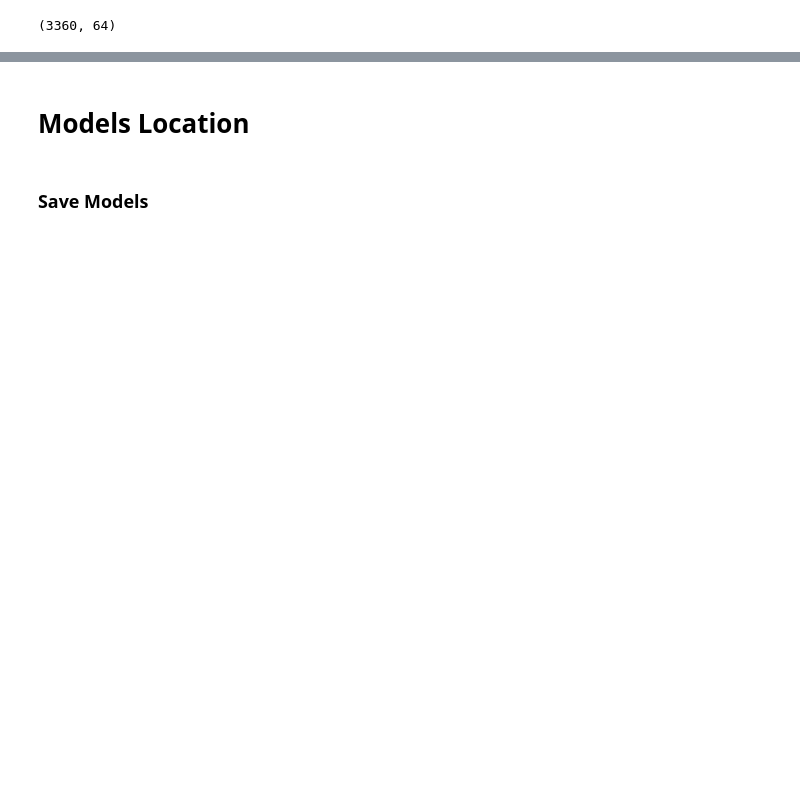
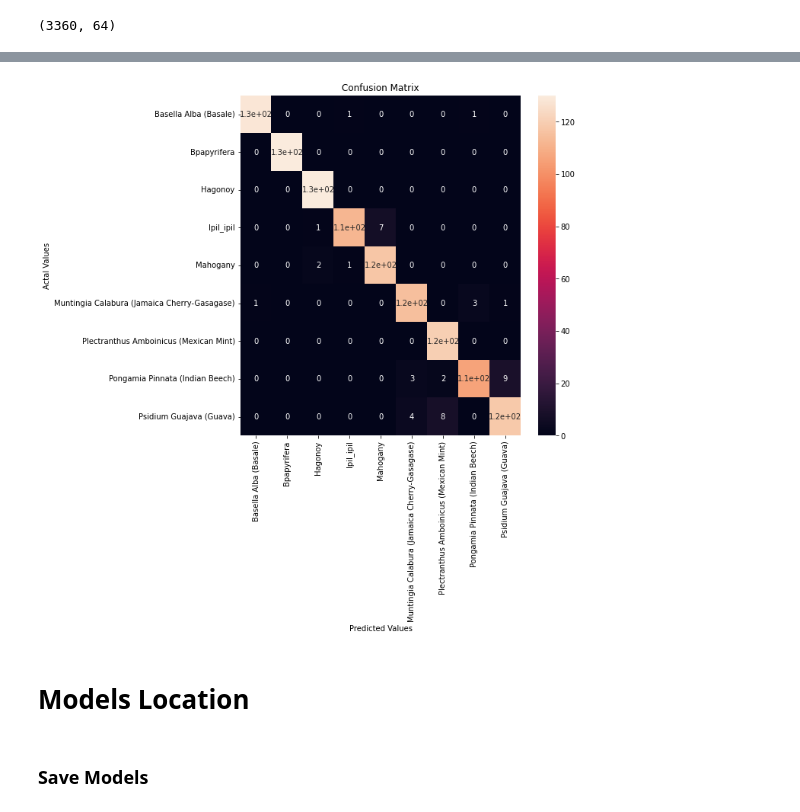
Before and after one commit to kenji1902/IAS-Classifier, a Jupyter notebook: .Notebooks/leaf_Classification_CNN_kNN.ipynb, the cells around one changed output, grey strips where cells are left out. Drawn from its saved outputs; the diff is of its cells as text; code cells hidden in the pictures; blank space fills up the shorter version.

```diff
--- a/.Notebooks/leaf_Classification_CNN_kNN.ipynb
+++ b/.Notebooks/leaf_Classification_CNN_kNN.ipynb
@@ -839,6 +965,6 @@ print(feat_train.shape)
 (3360, 64)
 # %%
 # feat_test = model_feat.predict(x_test)
-feat_test = model_feat.predict(x_identify)
+feat_test = model_feat.predict(aug_x_test)
 print(feat_test.shape)
 # %% [output]
@@ -1017,6 +1012,7 @@ Text(0, 0.5, 'Testing Accuracy')
 # %%
 from sklearn.neighbors import KNeighborsClassifier
-knn = KNeighborsClassifier(n_neighbors=5)
+import pprint
+knn = KNeighborsClassifier(n_neighbors=4)
 
 knn.fit(feat_train,aug_y_train)
 
@@ -1028,14 +1024,14 @@ prediction = knn.predict(feat_test)
 proba = knn.predict_proba(feat_test)
 for i,pred in enumerate(prediction):
   probability = max(proba[i])
-  if probability > 0.5:
-    print("The prediction for this image is: ", class_names[pred]," probability: ",probability)
-  else:
-    print("Not Sure")
+  # if probability > 0.5:
+  #   print("The prediction for this image is: ", class_names[pred]," probability: ",probability)
+  # else:
+  #   print("Not Sure")
   if(class_names[pred] not in predictionList):
     predictionList[class_names[pred]] = 1
   else:
     predictionList[class_names[pred]] += 1
 
-pprint(predictionList)
+pprint.pprint(predictionList)
 # %% [output]
@@ -1068,0 +1179,74 @@ featuresdf
+# %%
+from sklearn.neighbors import KNeighborsClassifier
+from sklearn.metrics import confusion_matrix
+from sklearn.metrics import accuracy_score, f1_score, precision_score, recall_score, classification_report, confusion_matrix
+import seaborn as sns
+
+def printFormat(title,array):
+  print(title)
+  print(''.ljust(72,'-'))
+  for i, c in zip(array, class_names):
+    print(c.ljust(50),': ',i)
+  print(''.ljust(72,'_'))
+  print()
+
+#Testing the model using X_test and storing the output in y_pred
+y_pred = knn.predict(feat_test)
+# Creating  a confusion matrix,which compares the y_test and y_pred
+cm = confusion_matrix(aug_y_test, y_pred)
+# Creating a dataframe for a array-formatted Confusion matrix,so it will be easy for plotting.
+cm_df = pd.DataFrame(cm,index = class_names, columns = class_names)
+
+FP = cm.sum(axis=0) - np.diag(cm)
+FN = cm.sum(axis=1) - np.diag(cm)
+TP = np.diag(cm)
+TN = cm.sum() - (FP + FN + TP)
+
+# Sensitivity, hit rate, recall, or true positive rate
+TPR = TP/(TP+FN)
+# Specificity or true negative rate
+TNR = TN/(TN+FP)
+# Precision or positive predictive value
+PPV = TP/(TP+FP)
+# Negative predictive value
+NPV = TN/(TN+FN)
+# Fall out or false positive rate
+FPR = FP/(FP+TN)
+# False negative rate
+FNR = FN/(TP+FN)
+# False discovery rate
+FDR = FP/(TP+FP)
+
+# Overall accuracy
+ACC = (TP+TN)/(TP+FP+FN+TN)
+
+
+f1 = f1_score(aug_y_test, y_pred, average=None) #average macro
+precision = precision_score(aug_y_test, y_pred, average=None)  #average macro
+recall = recall_score(aug_y_test, y_pred, average=None)  #average macro
+
+printFormat('False Positive: ',FP)
+printFormat('False Negative: ',FN)
+printFormat('True Positive: ',TP)
+printFormat('True Negative: ',TN)
+printFormat('True Positive Rate: ',TPR)
+printFormat('True Negative Rate: ',TNR)
+printFormat('Positive Predictive Value: ',PPV)
+printFormat('Negative Predicted Value: ',NPV)
+printFormat('False Positive Rate: ',FPR)
+printFormat('False Negative Rate: ',FNR)
+printFormat('False Discovery Rate: ',FDR)
+printFormat('Overall Accuracy: ',ACC)
+printFormat('f1_Score: ', f1)
+printFormat('Precision Score: ',precision)
+printFormat('Recall: ',recall)
+
+#Plotting the confusion matrix
+plt.figure(figsize=(10,10))
+sns.heatmap(cm_df, annot=True)
+plt.title('Confusion Matrix')
+plt.ylabel('Actal Values')
+plt.xlabel('Predicted Values')
+plt.subplots_adjust(left=0.26, bottom=0.26, right=None, top=None, wspace=None, hspace=None)
+plt.show()
+# %% [output]
@@ -1069,3 +1270,4 @@ featuresdf
+[figure, added]
 # %% [markdown]
 # Models Location
 # %%
```
Also changed, not shown: parts of 41 cells of this notebook, 1 other file.
